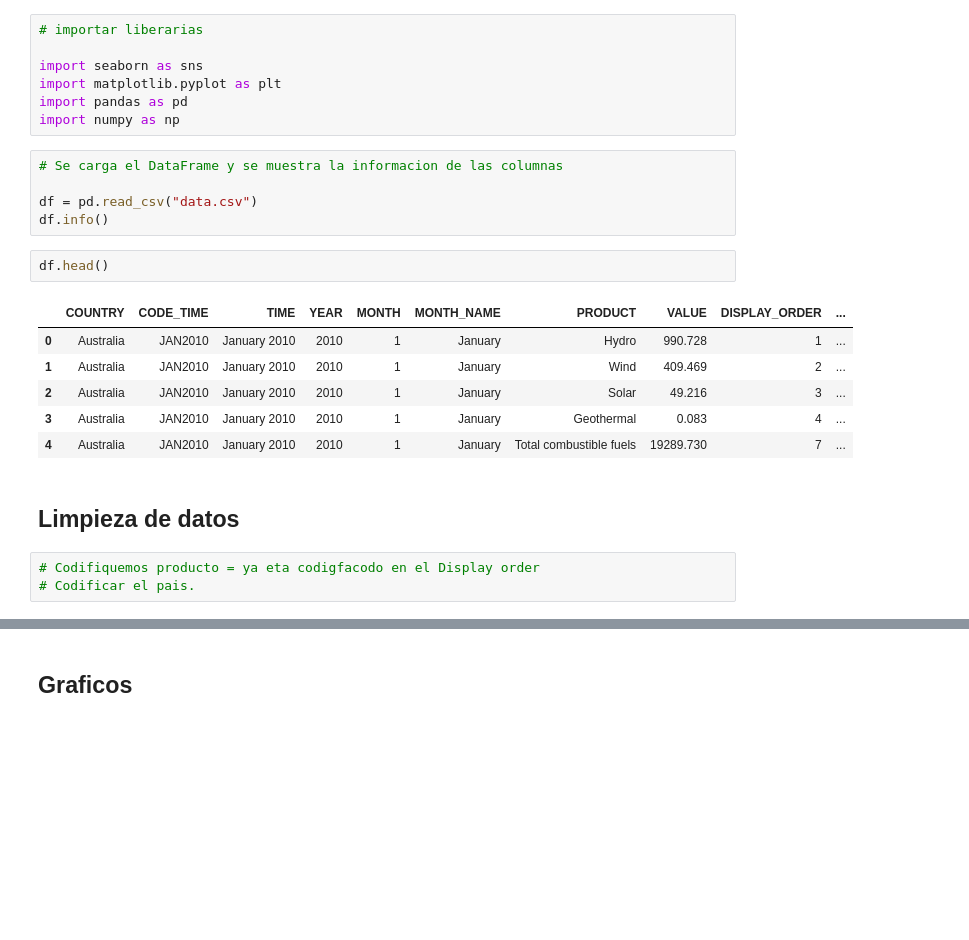
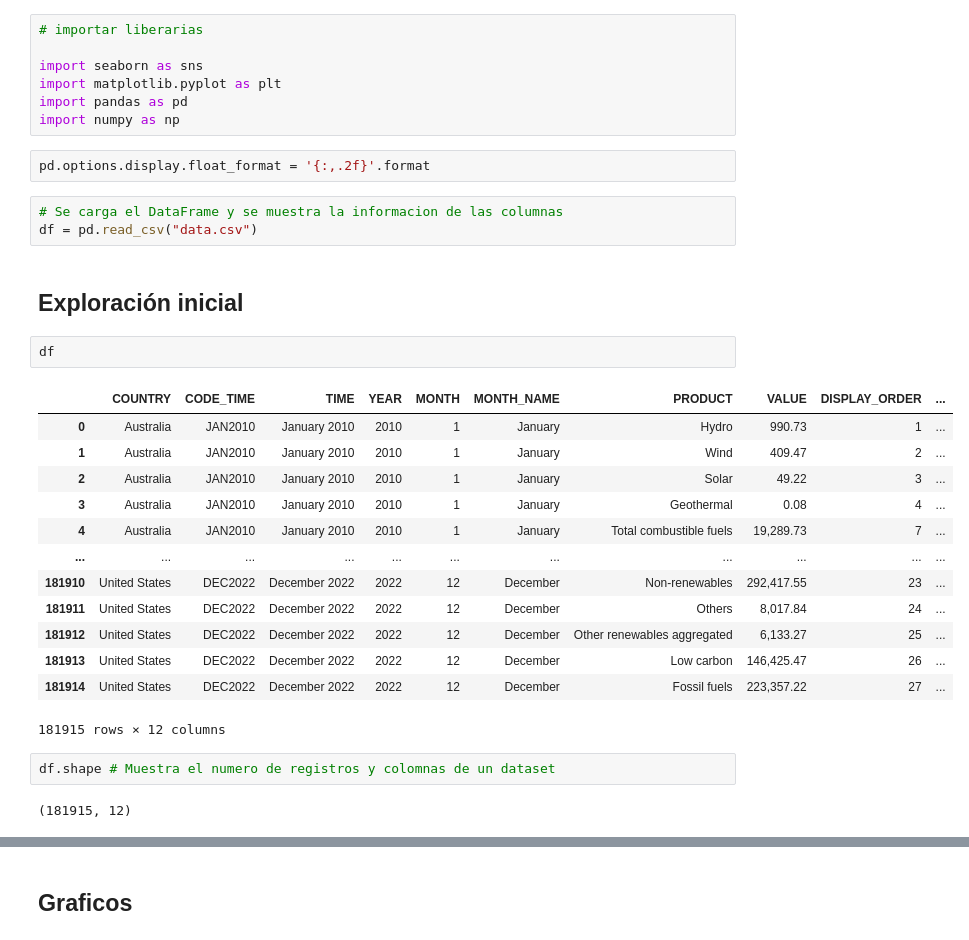
Before and after one commit to cdlondonoSolla/Limpieza_Datos, a Jupyter notebook: Monthly Electricity Production in GWh [2010-2022]/app.ipynb, the cells around one changed output, grey strips where cells are left out. Cells and saved outputs as stored; diff of their text form; blank space fills up the shorter version.

```diff
--- a/Monthly Electricity Production in GWh [2010-2022]/app.ipynb
+++ b/Monthly Electricity Production in GWh [2010-2022]/app.ipynb
@@ -9,22 +9,30 @@ import seaborn as sns
 import matplotlib.pyplot as plt
 import pandas as pd
 import numpy as np
+# %%
+pd.options.display.float_format = '{:,.2f}'.format
 # %%
 # Se carga el DataFrame y se muestra la informacion de las columnas
-
 df = pd.read_csv("data.csv")
-df.info()
-# %%
-df.head()
-# %% [output]
-|  | COUNTRY | CODE_TIME | TIME | YEAR | MONTH | MONTH_NAME | PRODUCT | VALUE | DISPLAY_ORDER | ... |
-| 0 | Australia | JAN2010 | January 2010 | 2010 | 1 | January | Hydro | 990.728 | 1 | ... |
-| 1 | Australia | JAN2010 | January 2010 | 2010 | 1 | January | Wind | 409.469 | 2 | ... |
-| 2 | Australia | JAN2010 | January 2010 | 2010 | 1 | January | Solar | 49.216 | 3 | ... |
-| 3 | Australia | JAN2010 | January 2010 | 2010 | 1 | January | Geothermal | 0.083 | 4 | ... |
-| 4 | Australia | JAN2010 | January 2010 | 2010 | 1 | January | Total combustible fuels | 19289.730 | 7 | ... |
-# %% [markdown]
-## Limpieza de datos
-# %%
-# Codifiquemos producto = ya eta codigfacodo en el Display order
-# Codificar el pais.
+# %% [markdown]
+## Exploración inicial
+# %%
+df
+# %% [output]
+|  | COUNTRY | CODE_TIME | TIME | YEAR | MONTH | MONTH_NAME | PRODUCT | VALUE | DISPLAY_ORDER | ... |
+| 0 | Australia | JAN2010 | January 2010 | 2010 | 1 | January | Hydro | 990.73 | 1 | ... |
+| 1 | Australia | JAN2010 | January 2010 | 2010 | 1 | January | Wind | 409.47 | 2 | ... |
+| 2 | Australia | JAN2010 | January 2010 | 2010 | 1 | January | Solar | 49.22 | 3 | ... |
+| 3 | Australia | JAN2010 | January 2010 | 2010 | 1 | January | Geothermal | 0.08 | 4 | ... |
+| 4 | Australia | JAN2010 | January 2010 | 2010 | 1 | January | Total combustible fuels | 19,289.73 | 7 | ... |
+| ... | ... | ... | ... | ... | ... | ... | ... | ... | ... | ... |
+| 181910 | United States | DEC2022 | December 2022 | 2022 | 12 | December | Non-renewables | 292,417.55 | 23 | ... |
+| 181911 | United States | DEC2022 | December 2022 | 2022 | 12 | December | Others | 8,017.84 | 24 | ... |
+| 181912 | United States | DEC2022 | December 2022 | 2022 | 12 | December | Other renewables aggregated | 6,133.27 | 25 | ... |
+| 181913 | United States | DEC2022 | December 2022 | 2022 | 12 | December | Low carbon | 146,425.47 | 26 | ... |
+| 181914 | United States | DEC2022 | December 2022 | 2022 | 12 | December | Fossil fuels | 223,357.22 | 27 | ... |
+181915 rows × 12 columns
+# %%
+df.shape # Muestra el numero de registros y colomnas de un dataset
+# %% [output]
+(181915, 12)
```
Also changed, not shown: parts of 24 cells of this notebook, 1 other file.
